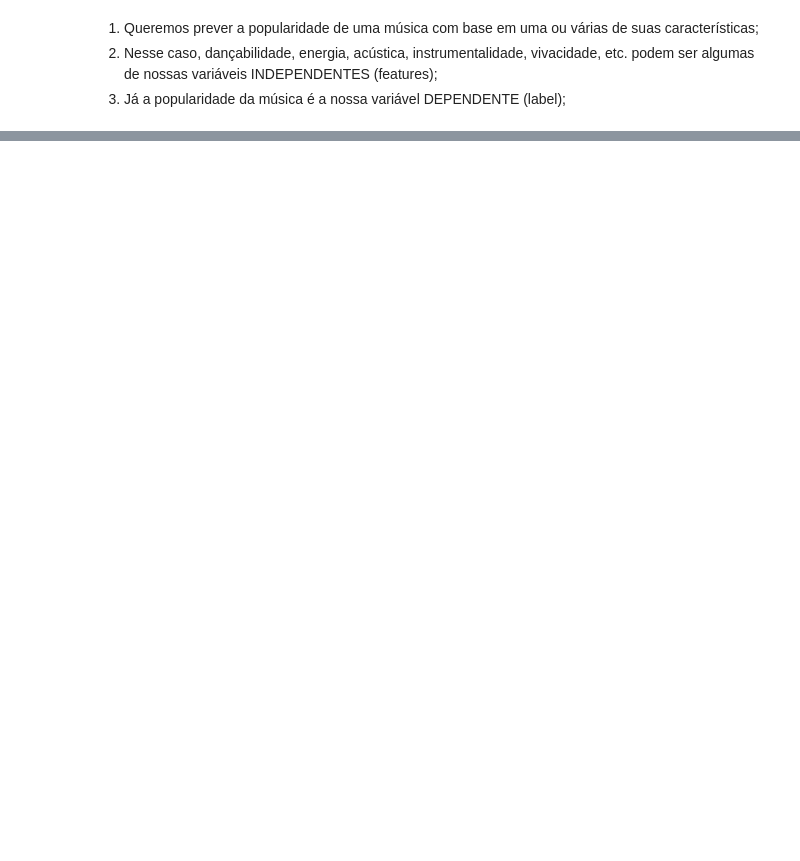
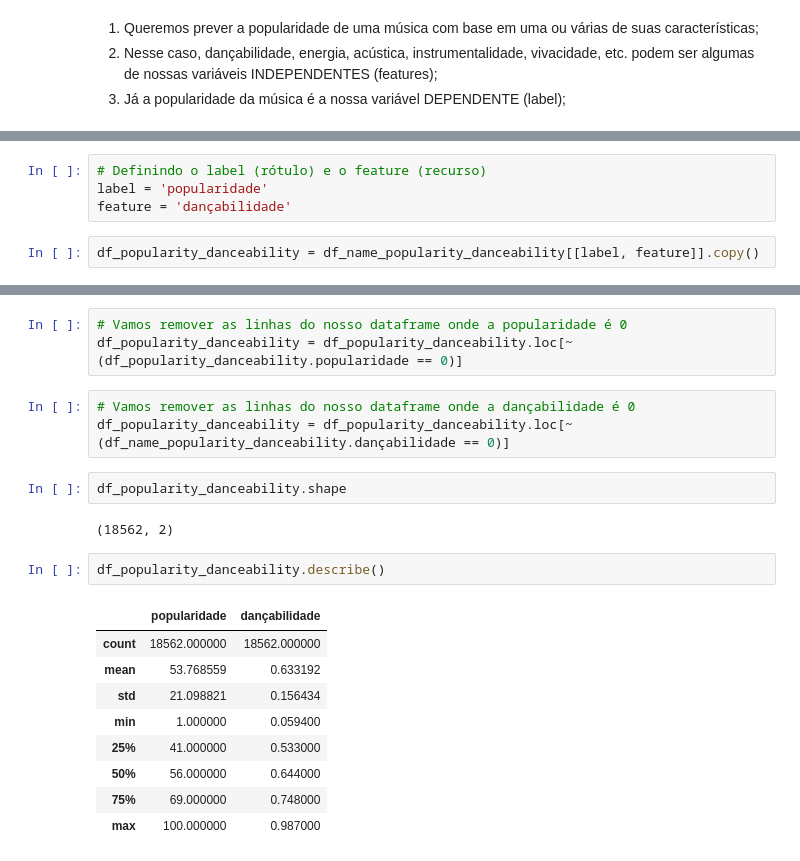
Before and after one commit to pauloh-alc/song-popularity-prediction-regression-problem, a Jupyter notebook: Previsão de popularidade da música - problema de regressão.ipynb, the cells around one changed output, grey strips where cells are left out. Drawn from its saved outputs; the diff is of its cells as text; blank space fills up the shorter version.

```diff
--- a/Previsão de popularidade da música - problema de regressão.ipynb
+++ b/Previsão de popularidade da música - problema de regressão.ipynb
@@ -133,0 +167,6 @@ Fonte: https://developers.google.com/machine-learning/intro-to-ml?hl=pt-br
+# %%
+# Definindo o label (rótulo) e o feature (recurso)
+label = 'popularidade'
+feature = 'dançabilidade'
+# %%
+df_popularity_danceability = df_name_popularity_danceability[[label, feature]].copy()
@@ -133,0 +202,22 @@ Fonte: https://developers.google.com/machine-learning/intro-to-ml?hl=pt-br
+# %%
+# Vamos remover as linhas do nosso dataframe onde a popularidade é 0
+df_popularity_danceability = df_popularity_danceability.loc[~(df_popularity_danceability.popularidade == 0)]
+# %%
+# Vamos remover as linhas do nosso dataframe onde a dançabilidade é 0
+df_popularity_danceability = df_popularity_danceability.loc[~(df_name_popularity_danceability.dançabilidade == 0)]
+# %%
+df_popularity_danceability.shape
+# %% [output]
+(18562, 2)
+# %%
+df_popularity_danceability.describe()
+# %% [output]
+|  | popularidade | dançabilidade |
+| count | 18562.000000 | 18562.000000 |
+| mean | 53.768559 | 0.633192 |
+| std | 21.098821 | 0.156434 |
+| min | 1.000000 | 0.059400 |
+| 25% | 41.000000 | 0.533000 |
+| 50% | 56.000000 | 0.644000 |
+| 75% | 69.000000 | 0.748000 |
+| max | 100.000000 | 0.987000 |
```
Also changed, not shown: parts of 9 cells of this notebook.
